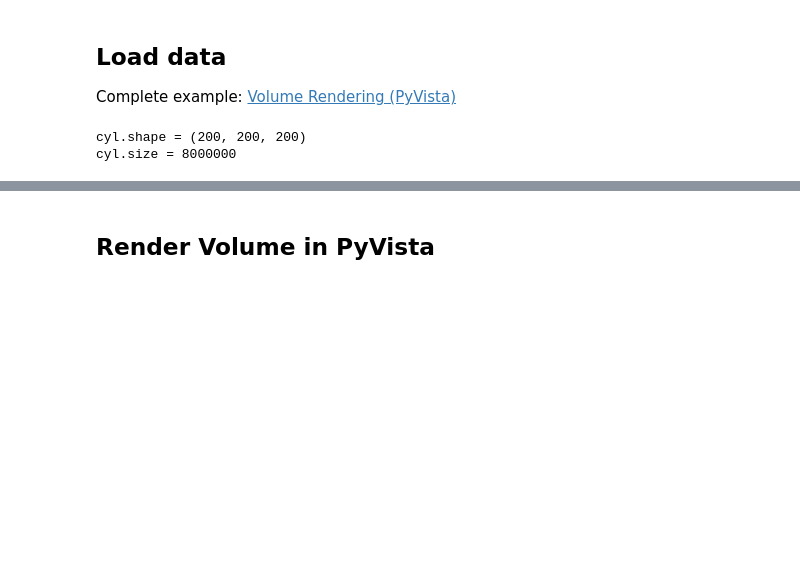
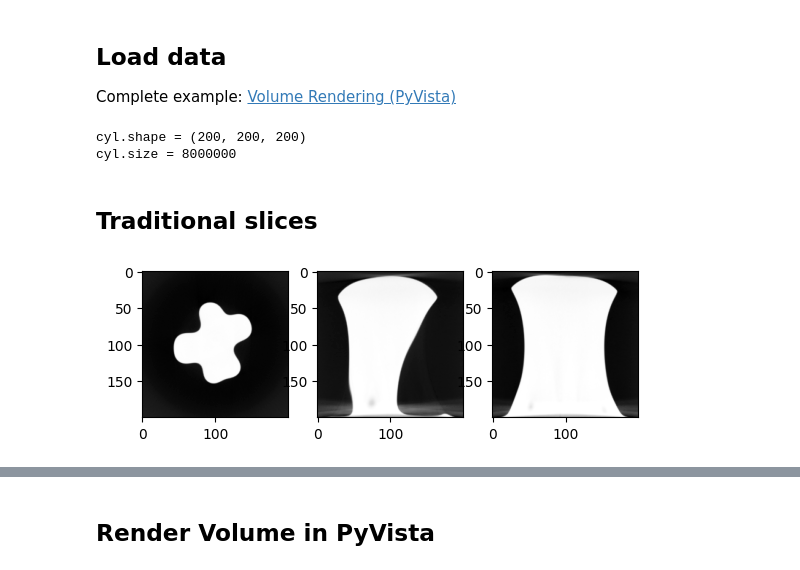
Before and after one commit to EPFL-Center-for-Imaging/ImagingLunch_nD_Image_Visualization, a Jupyter notebook: pyvista_demo.ipynb, the cells around one changed output, grey strips where cells are left out. Cells and saved outputs as stored; diff of their text form; code cells hidden in the pictures; blank space fills up the shorter version.

Commit message:
add slices

```diff
--- a/pyvista_demo.ipynb
+++ b/pyvista_demo.ipynb
@@ -19,3 +19,15 @@ print(f"{cyl.size = }")
 # %% [output]
 cyl.shape = (200, 200, 200)
 cyl.size = 8000000
+# %% [markdown]
+## Traditional slices
+# %%
+plt.subplot(1,3,1)
+plt.imshow(cyl[cyl.shape[0]//2], cmap='Greys_r')
+plt.subplot(1,3,2)
+plt.imshow(cyl[:,cyl.shape[1]//2], cmap='Greys_r')
+plt.subplot(1,3,3)
+plt.imshow(cyl[:,:,cyl.shape[2]//2], cmap='Greys_r')
+plt.show()
+# %% [output]
+[figure, added]
```
Also changed, not shown: parts of 3 cells of this notebook.
